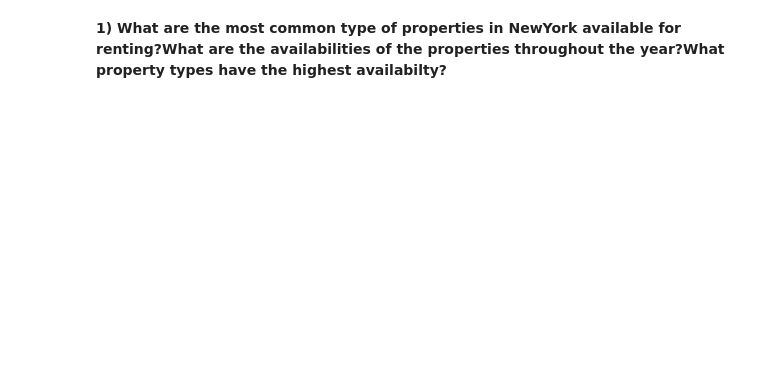
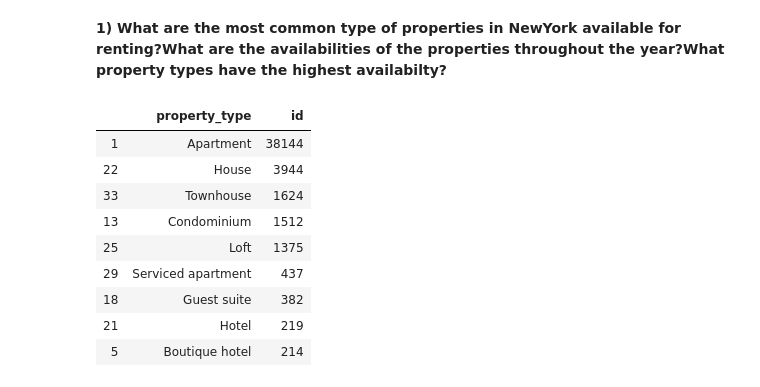
Before and after one commit to amitborkar98/AIRBNB-NewYork, a Jupyter notebook: analysis.ipynb, the cells around one changed output. Cells and saved outputs as stored; diff of their text form; code cells hidden in the pictures; blank space fills up the shorter version.

```diff
--- a/analysis.ipynb
+++ b/analysis.ipynb
@@ -69,2 +96,17 @@ calendar.head()
 # %% [markdown]
 <b>1) What are the most common type of properties in NewYork available for renting?What are the availabilities of the properties throughout the year?What property types have the highest availabilty?</b>
+# %%
+#grouping property types by their id count and sorting them according in descing order
+common_properties=listings.groupby(['property_type']).count()['id'].reset_index().sort_values(ascending=False, by='id').head(9)
+common_properties
+# %% [output]
+|  | property_type | id |
+| 1 | Apartment | 38144 |
+| 22 | House | 3944 |
+| 33 | Townhouse | 1624 |
+| 13 | Condominium | 1512 |
+| 25 | Loft | 1375 |
+| 29 | Serviced apartment | 437 |
+| 18 | Guest suite | 382 |
+| 21 | Hotel | 219 |
+| 5 | Boutique hotel | 214 |
```
Also changed, not shown: parts of 8 cells of this notebook.
